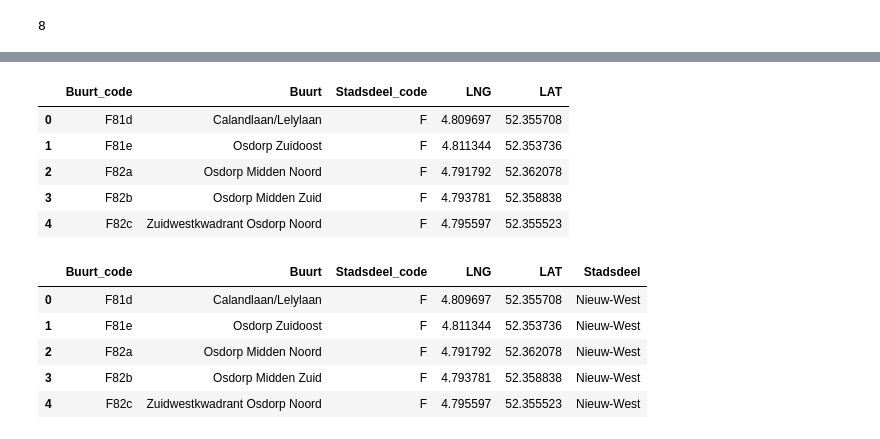
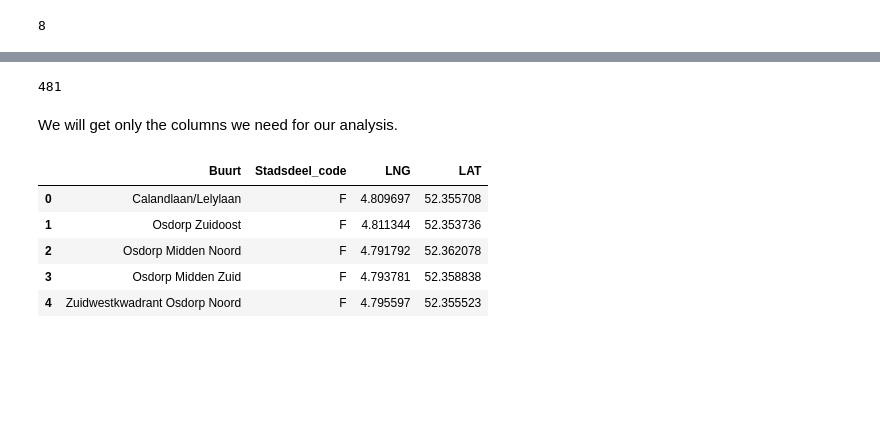
Before and after one commit to Hdvndgr/Coursera_Capstone, a Jupyter notebook: Week4_Assignment.ipynb, the cells around one changed output, grey strips where cells are left out. Cells and saved outputs as stored; diff of their text form; code cells hidden in the pictures; blank space fills up the shorter version.

```diff
--- a/Week4_Assignment.ipynb
+++ b/Week4_Assignment.ipynb
@@ -93,13 +70,0 @@ amsterdam_data.loc[amsterdam_data.Stadsdeel_code == 'E']
-# %%
-stadsdeelen = {'B':'Westpoort', 'T':'Zuidoost', 'M':'Oost', 'A':'Centrum',
-               'N':'Noord', 'F':'Nieuw-West', 'E':'West', 'K':'Zuid'}
-cols = ['Buurt_code', 'Buurt', 'Stadsdeel_code', 'LNG', 'LAT']
-ams_df = amsterdam_data.loc[:, cols]
-ams_df.head()
-# %% [output]
-|  | Buurt_code | Buurt | Stadsdeel_code | LNG | LAT |
-| 0 | F81d | Calandlaan/Lelylaan | F | 4.809697 | 52.355708 |
-| 1 | F81e | Osdorp Zuidoost | F | 4.811344 | 52.353736 |
-| 2 | F82a | Osdorp Midden Noord | F | 4.791792 | 52.362078 |
-| 3 | F82b | Osdorp Midden Zuid | F | 4.793781 | 52.358838 |
-| 4 | F82c | Zuidwestkwadrant Osdorp Noord | F | 4.795597 | 52.355523 |
@@ -108,9 +71,17 @@ ams_df['Stadsdeel'] = ams_df.replace({'Stadsdeel_code': stadsdeelen})['Stadsdeel
-# %%
-ams_df.head()
-# %% [output]
-|  | Buurt_code | Buurt | Stadsdeel_code | LNG | LAT | Stadsdeel |
-| 0 | F81d | Calandlaan/Lelylaan | F | 4.809697 | 52.355708 | Nieuw-West |
-| 1 | F81e | Osdorp Zuidoost | F | 4.811344 | 52.353736 | Nieuw-West |
-| 2 | F82a | Osdorp Midden Noord | F | 4.791792 | 52.362078 | Nieuw-West |
-| 3 | F82b | Osdorp Midden Zuid | F | 4.793781 | 52.358838 | Nieuw-West |
-| 4 | F82c | Zuidwestkwadrant Osdorp Noord | F | 4.795597 | 52.355523 | Nieuw-West |
+# %%
+amsterdam_data['Buurt'].count().sum()
+# %% [output]
+481
+# %% [markdown]
+We will get only the columns we need for our analysis.
+# %%
+needed_columns = ['Buurt', 'Stadsdeel_code', 'LNG', 'LAT']
+amsterdam_df = amsterdam_data.loc[:, needed_columns]
+amsterdam_df.head()
+# %% [output]
+|  | Buurt | Stadsdeel_code | LNG | LAT |
+| 0 | Calandlaan/Lelylaan | F | 4.809697 | 52.355708 |
+| 1 | Osdorp Zuidoost | F | 4.811344 | 52.353736 |
+| 2 | Osdorp Midden Noord | F | 4.791792 | 52.362078 |
+| 3 | Osdorp Midden Zuid | F | 4.793781 | 52.358838 |
+| 4 | Zuidwestkwadrant Osdorp Noord | F | 4.795597 | 52.355523 |
```
Also changed, not shown: parts of 60 cells of this notebook.
